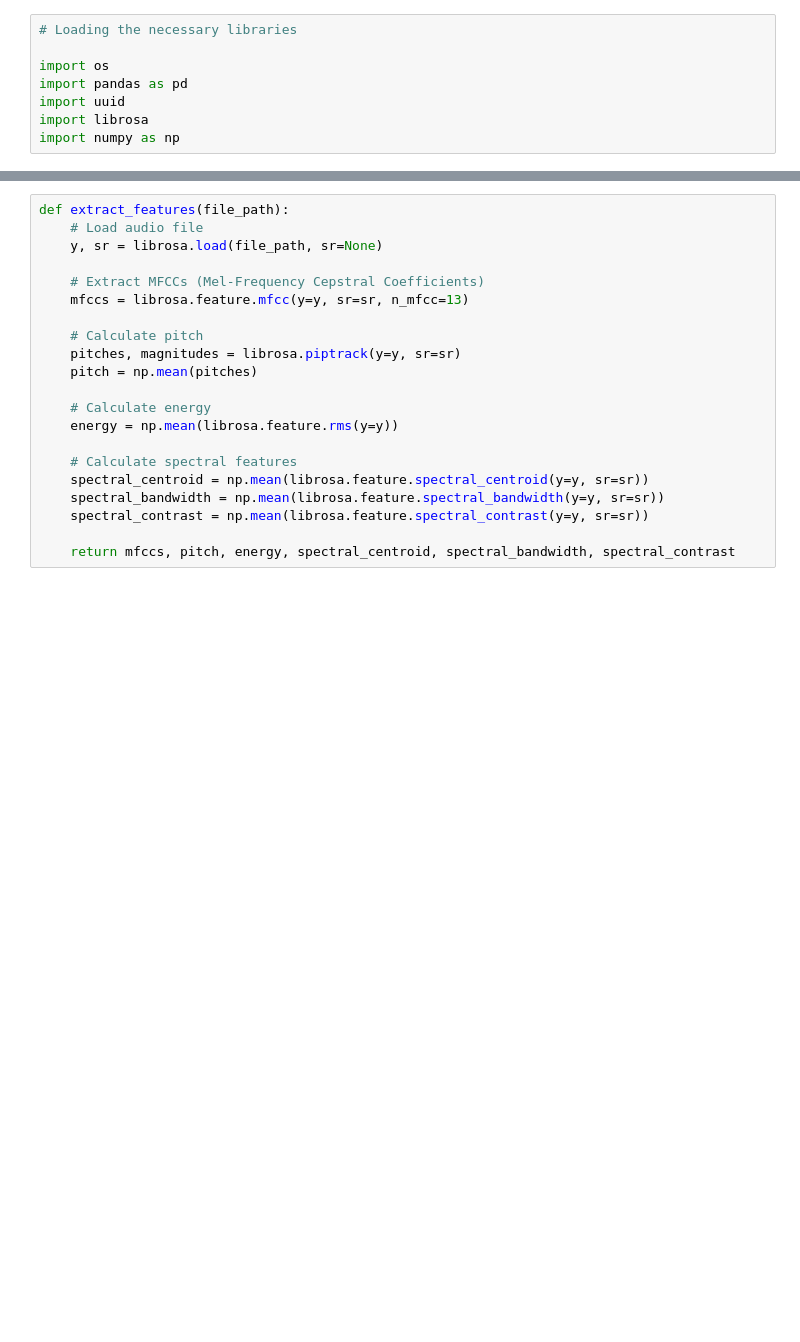
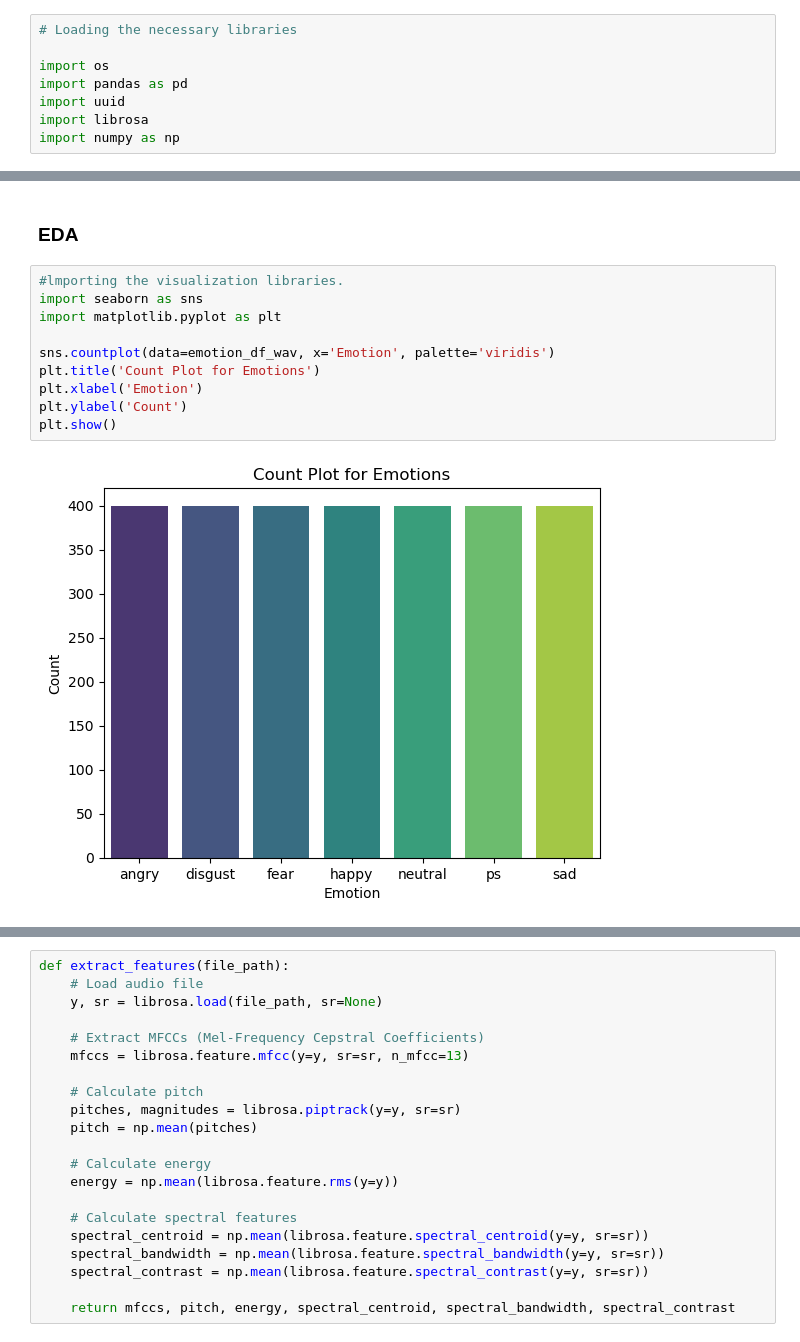
Before and after one commit to nyaberimauti/Speech-Recognition-Project, a Jupyter notebook: index.ipynb, the cells around one changed output, grey strips where cells are left out. Saved outputs shown, nothing was run; the diff lists cells and outputs as text; blank space fills up the shorter version.

```diff
--- a/index.ipynb
+++ b/index.ipynb
@@ -46,0 +113,14 @@ emotion_df_wav.head(10)
+# %% [markdown]
+### EDA
+# %%
+#lmporting the visualization libraries.
+import seaborn as sns
+import matplotlib.pyplot as plt
+
+sns.countplot(data=emotion_df_wav, x='Emotion', palette='viridis')
+plt.title('Count Plot for Emotions')
+plt.xlabel('Emotion')
+plt.ylabel('Count')
+plt.show()
+# %% [output]
+[figure, added]
```
Also changed, not shown: parts of 19 cells of this notebook.
